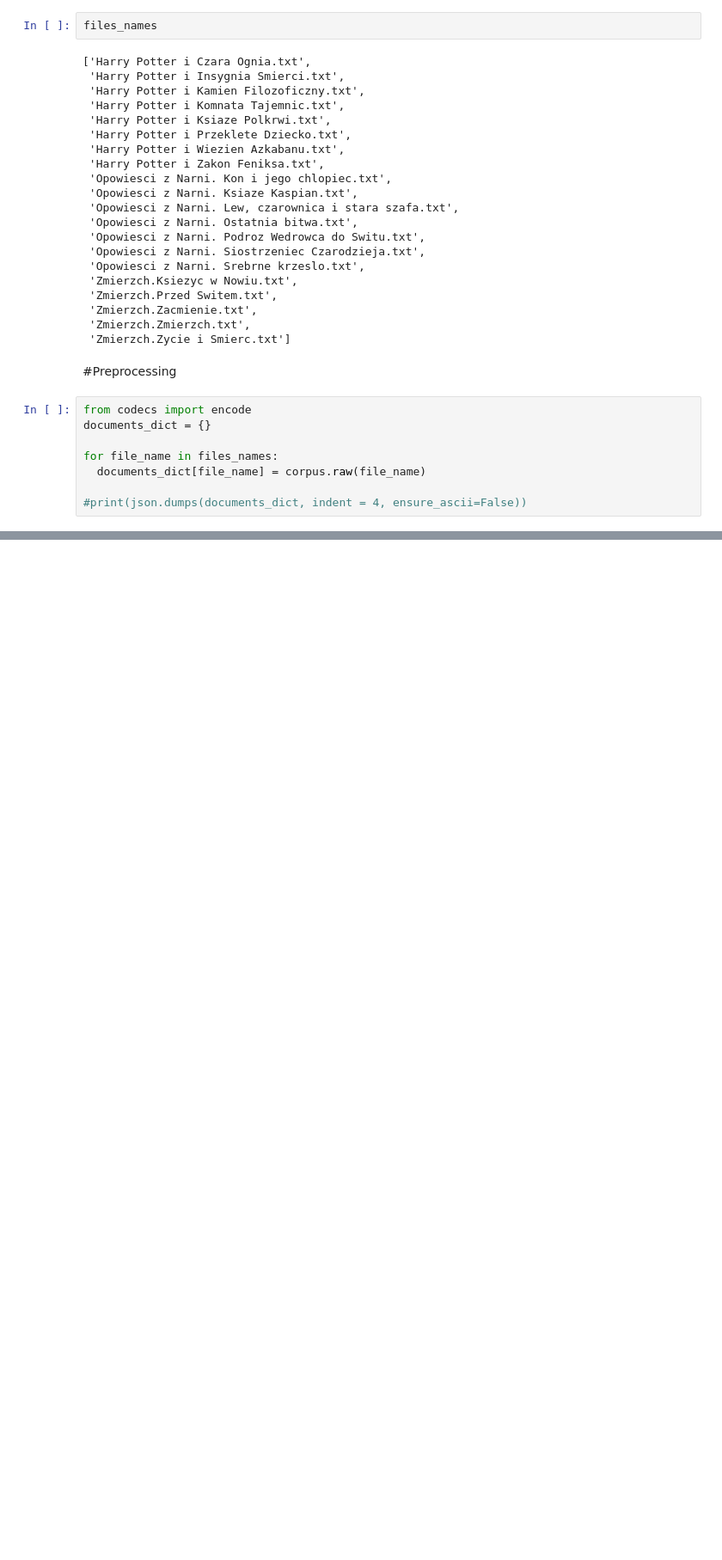
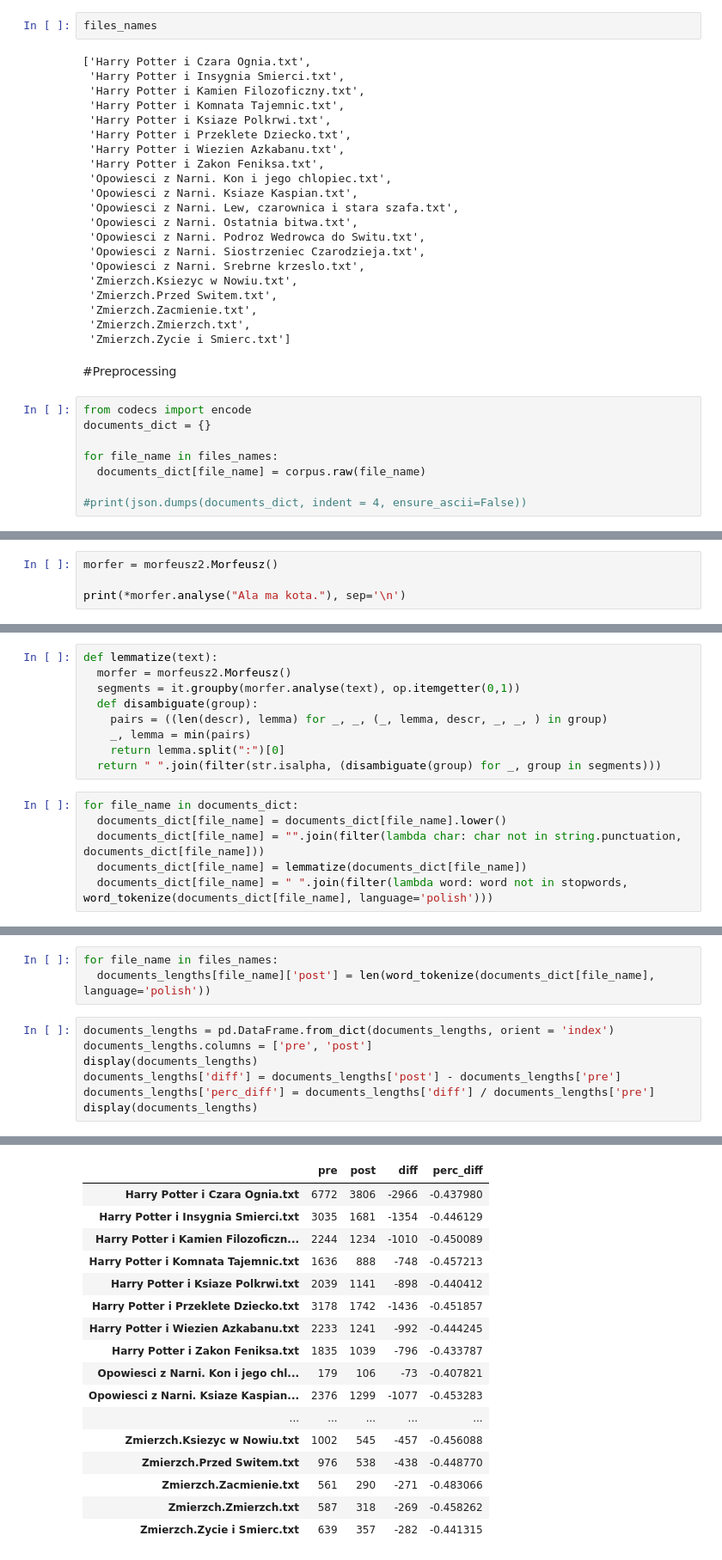
Before and after one commit to jaceksta/nlp, a Jupyter notebook: NLP_01.ipynb, the cells around one changed output, grey strips where cells are left out. Shown at 86% size. Saved outputs shown, nothing was run; the diff lists cells and outputs as text; blank space fills up the shorter version.

```diff
--- a/NLP_01.ipynb
+++ b/NLP_01.ipynb
@@ -75,0 +159,4 @@ import morfeusz2
+# %%
+morfer = morfeusz2.Morfeusz()
+
+print(*morfer.analyse("Ala ma kota."), sep='\n')
@@ -75,0 +173,15 @@ import morfeusz2
+# %%
+def lemmatize(text):
+  morfer = morfeusz2.Morfeusz()
+  segments = it.groupby(morfer.analyse(text), op.itemgetter(0,1))
+  def disambiguate(group):
+    pairs = ((len(descr), lemma) for _, _, (_, lemma, descr, _, _, ) in group)
+    _, lemma = min(pairs)
+    return lemma.split(":")[0]
+  return " ".join(filter(str.isalpha, (disambiguate(group) for _, group in segments)))
+# %%
+for file_name in documents_dict:
+  documents_dict[file_name] = documents_dict[file_name].lower()
+  documents_dict[file_name] = "".join(filter(lambda char: char not in string.punctuation, documents_dict[file_name]))
+  documents_dict[file_name] = lemmatize(documents_dict[file_name])
+  documents_dict[file_name] = " ".join(filter(lambda word: word not in stopwords, word_tokenize(documents_dict[file_name], language='polish')))
@@ -75,0 +218,11 @@ import morfeusz2
+# %%
+for file_name in files_names:
+  documents_lengths[file_name]['post'] = len(word_tokenize(documents_dict[file_name], language='polish'))
+# %%
+documents_lengths = pd.DataFrame.from_dict(documents_lengths, orient = 'index')
+documents_lengths.columns = ['pre', 'post']
+display(documents_lengths)
+documents_lengths['diff'] = documents_lengths['post'] - documents_lengths['pre']
+documents_lengths['perc_diff'] = documents_lengths['diff'] / documents_lengths['pre']
+display(documents_lengths)
+# %% [output]
@@ -75,0 +246,17 @@ import morfeusz2
+|  | pre | post | diff | perc_diff |
+| Harry Potter i Czara Ognia.txt | 6772 | 3806 | -2966 | -0.437980 |
+| Harry Potter i Insygnia Smierci.txt | 3035 | 1681 | -1354 | -0.446129 |
+| Harry Potter i Kamien Filozoficzn... | 2244 | 1234 | -1010 | -0.450089 |
+| Harry Potter i Komnata Tajemnic.txt | 1636 | 888 | -748 | -0.457213 |
+| Harry Potter i Ksiaze Polkrwi.txt | 2039 | 1141 | -898 | -0.440412 |
+| Harry Potter i Przeklete Dziecko.txt | 3178 | 1742 | -1436 | -0.451857 |
+| Harry Potter i Wiezien Azkabanu.txt | 2233 | 1241 | -992 | -0.444245 |
+| Harry Potter i Zakon Feniksa.txt | 1835 | 1039 | -796 | -0.433787 |
+| Opowiesci z Narni. Kon i jego chl... | 179 | 106 | -73 | -0.407821 |
+| Opowiesci z Narni. Ksiaze Kaspian... | 2376 | 1299 | -1077 | -0.453283 |
+| ... | ... | ... | ... | ... |
+| Zmierzch.Ksiezyc w Nowiu.txt | 1002 | 545 | -457 | -0.456088 |
+| Zmierzch.Przed Switem.txt | 976 | 538 | -438 | -0.448770 |
+| Zmierzch.Zacmienie.txt | 561 | 290 | -271 | -0.483066 |
+| Zmierzch.Zmierzch.txt | 587 | 318 | -269 | -0.458262 |
+| Zmierzch.Zycie i Smierc.txt | 639 | 357 | -282 | -0.441315 |
```
Also changed, not shown: parts of 20 cells of this notebook.
